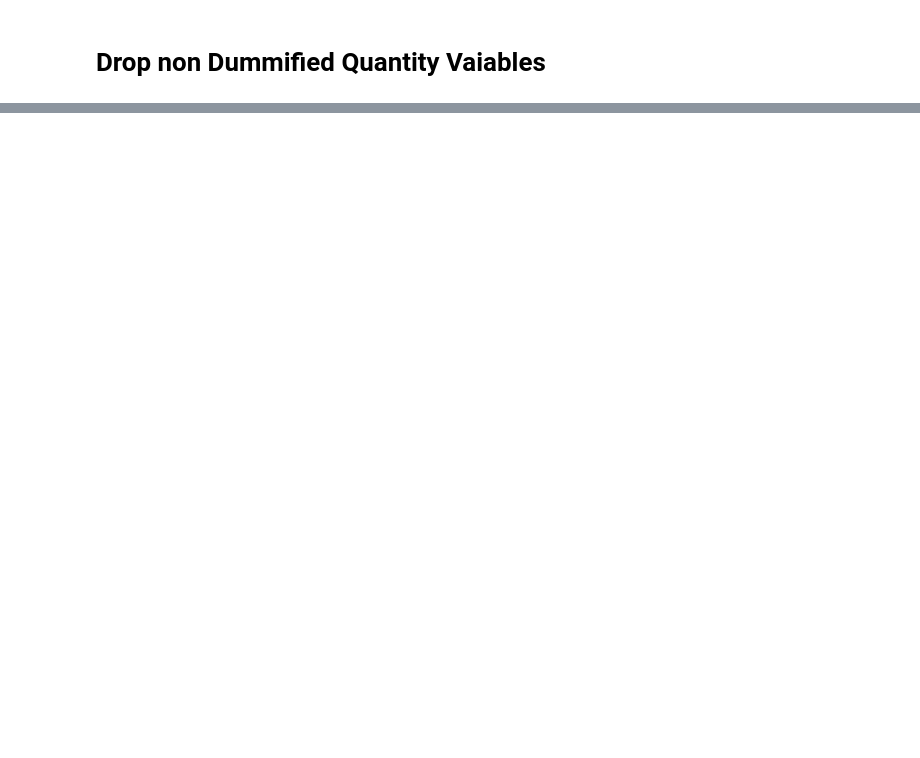
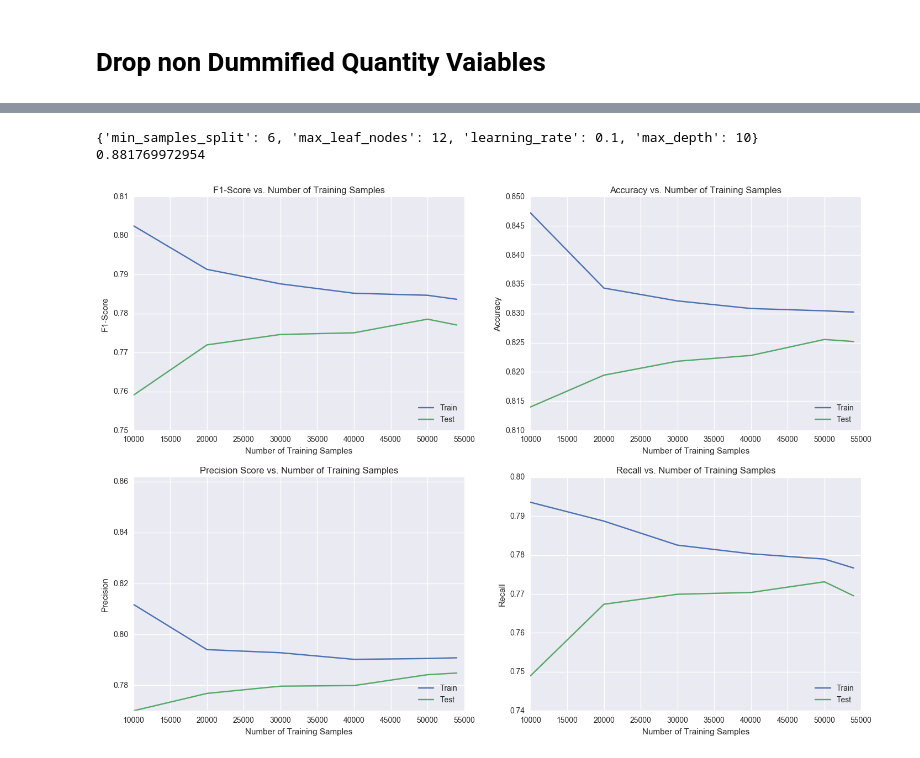
Before and after one commit to kcarano12/madison_reed_capstone, a Jupyter notebook: Capstone_EDA-Copy1.ipynb, the cells around one changed output, grey strips where cells are left out. Drawn from its saved outputs; the diff is of its cells as text; code cells hidden in the pictures; blank space fills up the shorter version.

```diff
--- a/Capstone_EDA-Copy1.ipynb
+++ b/Capstone_EDA-Copy1.ipynb
@@ -1089,0 +1248,6 @@ plt.hist(clusters, bins=8)
+# %%
+etc = ExtraTreesClassifier()
+etc.fit(X_train,y_train)
+y_pred_etc = etc.predict(X_test)
+print etc.score(X_test, y_test)
+print etc.feature_importances_
@@ -1089,0 +1274,3 @@ plt.hist(clusters, bins=8)
+# %%
+gbt = GradientBoostingClassifier()
+gbt.fit_transform(X_train, y_train)
@@ -1089,0 +1299,6 @@ plt.hist(clusters, bins=8)
+# %%
+gbt_params = {'max_depth': [10,12,16,20],
+              'min_samples_split': [20,100,500,1000],
+              'max_leaf_nodes': [10, 50 ,100],
+              'max_features':['sqrt',None],
+              "learning_rate" : [0.05, 0.1]}
@@ -1089,0 +1307,31 @@ plt.hist(clusters, bins=8)
+# %%
+start = time()
+gs_gb = GridSearchCV( gbt, gbt_params, scoring="precision", n_jobs=-1, cv=8)
+gs_gb.fit(X_train, y_train)
+end = time()
+print (end - start)
+# %%
+print gs_gb.best_params_
+print gs_gb.best_score_
+# %% [output]
+{'min_samples_split': 6, 'max_leaf_nodes': 12, 'learning_rate': 0.1, 'max_depth': 10}
+0.881769972954
+# %%
+gbt_best = GradientBoostingClassifier(min_samples_split=6, max_leaf_nodes=12, learning_rate=0.1, max_depth= 12)
+
+start = time()
+
+cvlog = cross_validation(gbt_best,
+                      X_train,
+                      y_train.values,
+                      n_splits=10,
+                      init_chunk_size = 10000,
+                      chunk_spacings = 10000,
+                      average = "binary")
+
+cvlog.train_for_learning_curve()
+cvlog.plot_learning_curve()
+end = time()
+total_time_log = end - start
+# %% [output]
+[figure, added]
```
Also changed, not shown: parts of 59 cells of this notebook.
